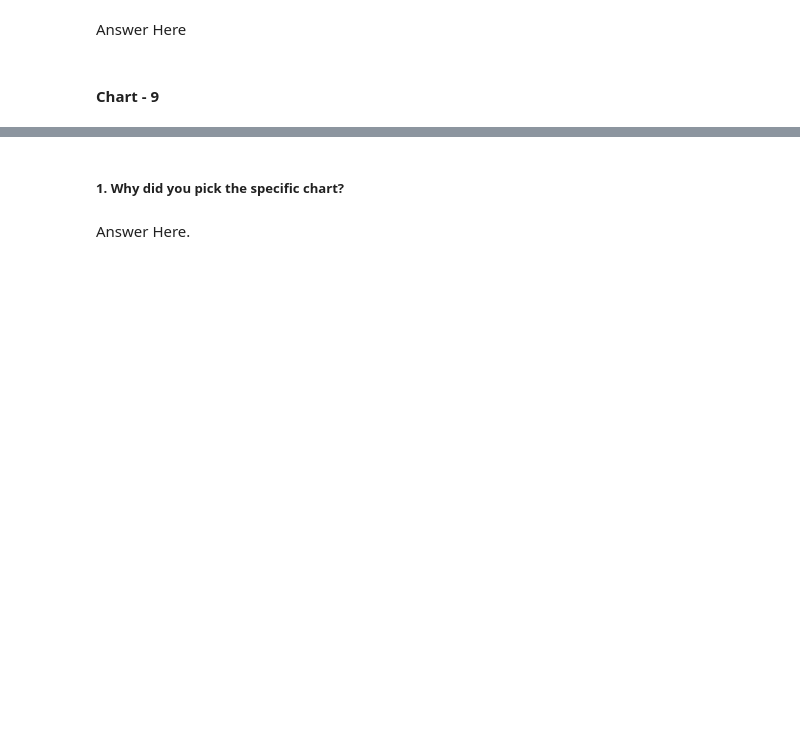
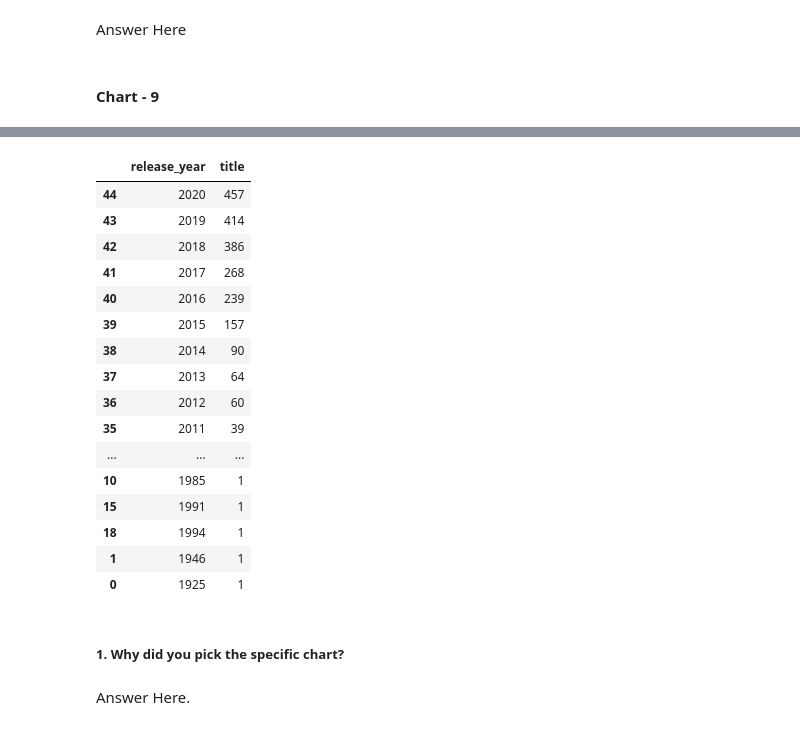
Before and after one commit to amol004/NETFLIX-MOVIES-AND-TV-SHOWS-CLUSTERING, a Jupyter notebook: NETFLIX_MOVIES_AND_TV_SHOWS_CLUSTERING.ipynb, the cells around one changed output, grey strips where cells are left out. Cells and saved outputs as stored; diff of their text form; code cells hidden in the pictures; blank space fills up the shorter version.

```diff
--- a/NETFLIX_MOVIES_AND_TV_SHOWS_CLUSTERING.ipynb
+++ b/NETFLIX_MOVIES_AND_TV_SHOWS_CLUSTERING.ipynb
@@ -602,3 +631,23 @@ Answer Here
+# %%
+df_year_2.sort_values(by='title',ascending=False)
+# %% [output]
+|  | release_year | title |
+| 44 | 2020 | 457 |
+| 43 | 2019 | 414 |
+| 42 | 2018 | 386 |
+| 41 | 2017 | 268 |
+| 40 | 2016 | 239 |
+| 39 | 2015 | 157 |
+| 38 | 2014 | 90 |
+| 37 | 2013 | 64 |
+| 36 | 2012 | 60 |
+| 35 | 2011 | 39 |
+| ... | ... | ... |
+| 10 | 1985 | 1 |
+| 15 | 1991 | 1 |
+| 18 | 1994 | 1 |
+| 1 | 1946 | 1 |
+| 0 | 1925 | 1 |
 # %% [markdown]
 ##### 1. Why did you pick the specific chart?
 # %% [markdown]
```
Also changed, not shown: parts of 3 cells of this notebook.
